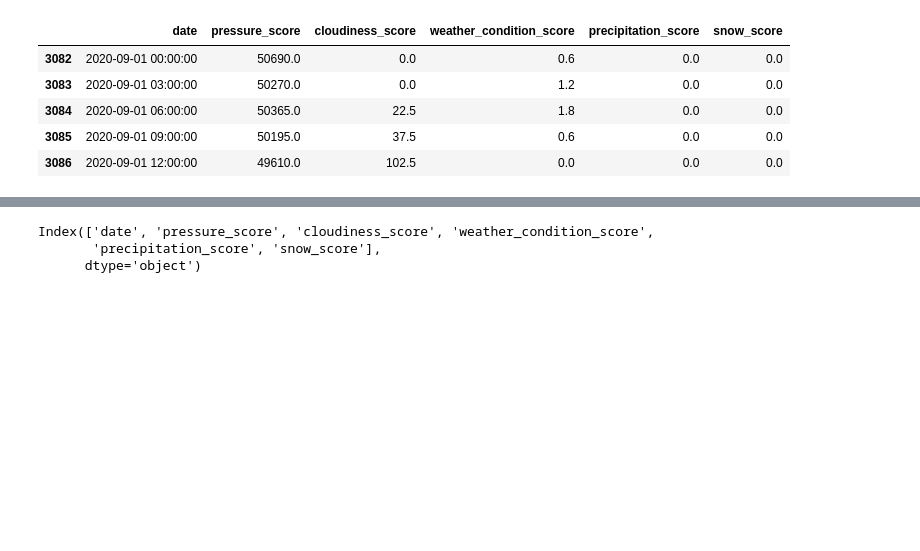
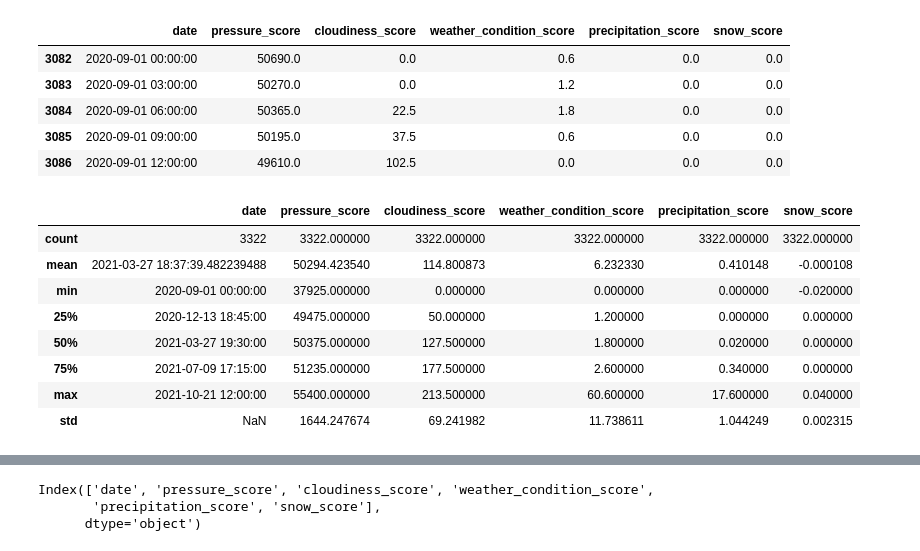
Before and after one commit to louis-leibo/bike_counters, a Jupyter notebook: Dev_by_sam_&_louis/EDA + feature engineering.ipynb, the cells around one changed output, grey strips where cells are left out. Cells and saved outputs as stored; diff of their text form; code cells hidden in the pictures; blank space fills up the shorter version.

```diff
--- a/Dev_by_sam_&_louis/EDA + feature engineering.ipynb
+++ b/Dev_by_sam_&_louis/EDA + feature engineering.ipynb
@@ -728,3 +839,15 @@ external_data_cleaned.head()
 | 3084 | 2020-09-01 06:00:00 | 50365.0 | 22.5 | 1.8 | 0.0 | 0.0 |
 | 3085 | 2020-09-01 09:00:00 | 50195.0 | 37.5 | 0.6 | 0.0 | 0.0 |
 | 3086 | 2020-09-01 12:00:00 | 49610.0 | 102.5 | 0.0 | 0.0 | 0.0 |
+# %%
+external_data_cleaned.describe()
+# %% [output]
+|  | date | pressure_score | cloudiness_score | weather_condition_score | precipitation_score | snow_score |
+| count | 3322 | 3322.000000 | 3322.000000 | 3322.000000 | 3322.000000 | 3322.000000 |
+| mean | 2021-03-27 18:37:39.482239488 | 50294.423540 | 114.800873 | 6.232330 | 0.410148 | -0.000108 |
+| min | 2020-09-01 00:00:00 | 37925.000000 | 0.000000 | 0.000000 | 0.000000 | -0.020000 |
+| 25% | 2020-12-13 18:45:00 | 49475.000000 | 50.000000 | 1.200000 | 0.000000 | 0.000000 |
+| 50% | 2021-03-27 19:30:00 | 50375.000000 | 127.500000 | 1.800000 | 0.020000 | 0.000000 |
+| 75% | 2021-07-09 17:15:00 | 51235.000000 | 177.500000 | 2.600000 | 0.340000 | 0.000000 |
+| max | 2021-10-21 12:00:00 | 55400.000000 | 213.500000 | 60.600000 | 17.600000 | 0.040000 |
+| std | NaN | 1644.247674 | 69.241982 | 11.738611 | 1.044249 | 0.002315 |
```
Also changed, not shown: parts of 36 cells of this notebook, 1 other file.
